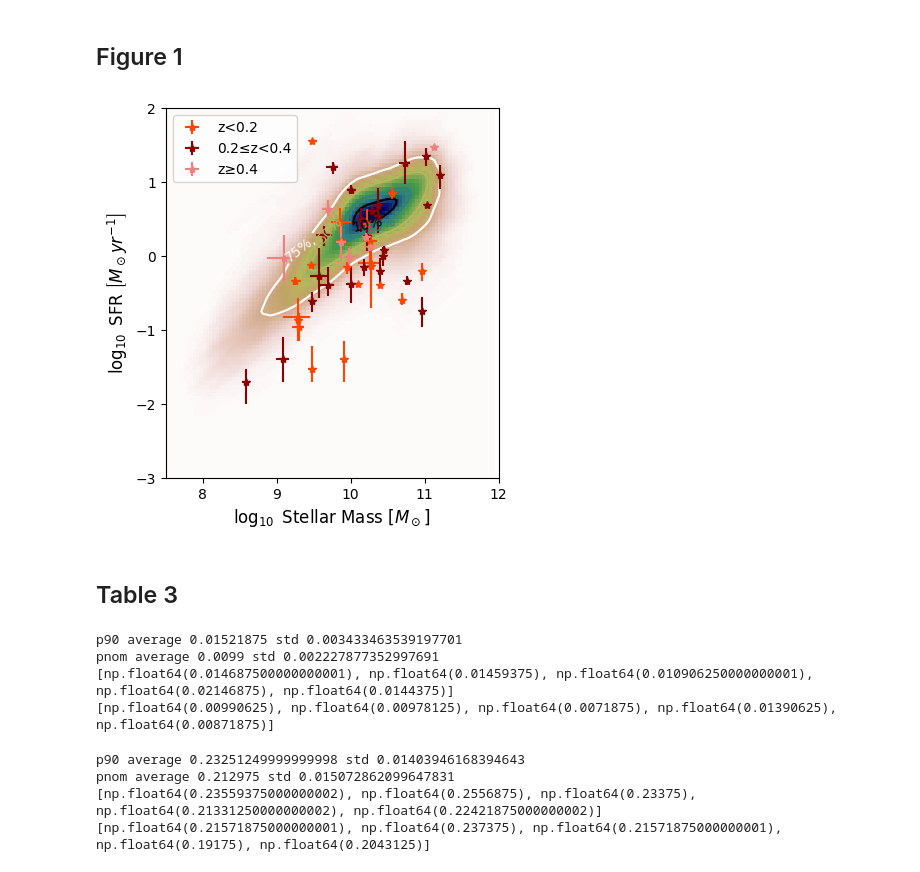
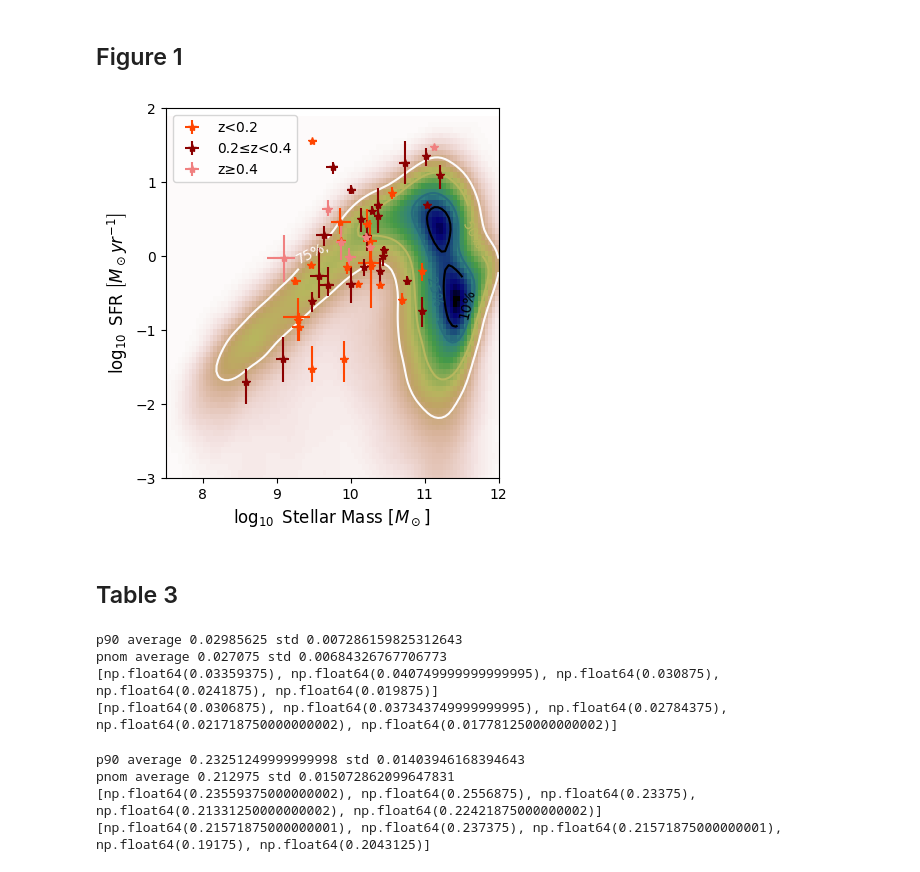
Before and after one commit to hoasaf3/host-galaxies-stats, a Jupyter notebook: frb_hosts_stats.ipynb, the cells around one changed output. Drawn from its saved outputs; the diff is of its cells as text; code cells hidden in the pictures.

```diff
--- a/frb_hosts_stats.ipynb
+++ b/frb_hosts_stats.ipynb
@@ -327,7 +327,7 @@ z_to_selection_factor = {}
 mgrid = leja_utils.mgrid
 metallicity_sigmoid = np.log(sigmoid(mgrid, M_C_SHARMA, BETA_SHARMA))
 
-extra_z = [0.25, 0.279, 0.3, 0.478, 0.5]  # z values not within frb_hosts, to plot for examples
+extra_z = [0, 0.1, 0.25, 0.279, 0.3, 0.478, 0.5]  # z values not within frb_hosts, to plot for examples
 for z in frb_hosts['z'].tolist() + extra_z:
     sigma = _get_sigma_for_z(z)
     lum_distance = cosmo.luminosity_distance(z).to(u.cm).value  # cm
@@ -564,9 +560,9 @@ z = 0.3  # np.median(frb_hosts['z'])  # 0.2417
 
 # Create logpdf
 # logpdf = get_wlogpdf_w_opt(z, prob_density, 1, 0)  # mass-weighted
-logpdf = get_wlogpdf_w_opt(z, prob_density, 0, 1)  # sfr-weighted
+# logpdf = get_wlogpdf_w_opt(z, prob_density, 0, 1)  # sfr-weighted
 # logpdf = get_wlogpdf_w_opt(z, prob_density, 1, 10**9.62)  # a/b peak
-# logpdf = get_gc_logpdf_w_opt(z, prob_density)  # gc-weighted
+logpdf = get_gc_logpdf_w_opt(z, prob_density)  # gc-weighted
 
 # Generate samples
 samples = mc.get_samples(logpdf)
@@ -586,36 +582,40 @@ strs = ['75%,', '50%', '25%', '10%']
 for l, s in zip(p_countours, strs):
     fmt[l] = s
 ax.clabel(cont, fmt=fmt)
 
 # Define z ranges and colors
 z_ranges = [(0, 0.2), (0.2, 0.4), (0.4, np.inf)]
 z_labels = ['z<0.2', '0.2≤z<0.4', 'z≥0.4']
 colors = ['orangered', 'darkred', 'lightcoral']  # Light red, dark red, pink
 
+# Create yerr (xerr is simply Mstar_lowerr and Mstar_uperr, already in log10)
+sfr_uperr = np.log10( (frb_hosts['SFR']+frb_hosts['SFR_uperr']) / frb_hosts['SFR'] )
+sfr_lowerr = np.log10( frb_hosts['SFR'] / (frb_hosts['SFR'] - frb_hosts['SFR_lowerr']) )
+
 # Plot each z range separately
 for (z_min, z_max), color, label in zip(z_ranges, colors, z_labels):
     mask = (frb_hosts['z'] >= z_min) & (frb_hosts['z'] < z_max)
     if not any(mask):
         continue
 
     ax.errorbar(np.log10(frb_hosts.loc[mask, 'Mstar']),
                 np.log10(frb_hosts.loc[mask, 'SFR']),
-                yerr=np.array([sfr_lowerr, sfr_uperr])[:, mask],  # TODO: fix! calculate sfr_lowerr
+                yerr=np.array([sfr_lowerr, sfr_uperr])[:, mask],
                 xerr=np.array([frb_hosts['Mstar_lowerr'],
                               frb_hosts['Mstar_uperr']])[:, mask],
                 fmt='*',
                 color=color,
                 ecolor=color,
                 label=label)
 
 ax.set_xlim([7.5, mmax])
 ax.set_ylim([-3, sfrmax])
 ax.set_xlabel(r"$\log_{10}$" + " Stellar Mass " + r"$\left[M_\odot\right]$", fontsize=12)
 ax.set_ylabel(r"$\log_{10}$" + " SFR " + r"$\left[M_\odot yr^{-1}\right]$", fontsize=12)
 ax.legend()
-plt.savefig('Figures/Figure1_sfr.pdf', bbox_inches='tight', transparent=True)
+plt.savefig('Figures/Figure1_gc.pdf', bbox_inches='tight', transparent=True)
 # %% [output]
-[figure, old version]
+[figure, new version]
 # %% [markdown]
 ## Table 3
 # %%
@@ -623,13 +623,13 @@ plt.savefig('Figures/Figure1_sfr.pdf', bbox_inches='tight', transparent=True)
 
 # Create logpdf
 # z_to_logpdf = create_z_to_logpdf_w_opt(frb_hosts, prob_density, 1, 0)  # mass-weighted with optical lnprior
-# z_to_logpdf = create_z_to_logpdf_w_opt(frb_hosts, prob_density, 0, 1)  # sfr-weighted with optical lnprior
+z_to_logpdf = create_z_to_logpdf_w_opt(frb_hosts, prob_density, 0, 1)  # sfr-weighted with optical lnprior
 # z_to_logpdf = {z: get_gc_logpdf_w_opt(z, prob_density)
 #                for z in frb_hosts['z']}  # gc-weighted with optical lnprior
 
 # frb_hosts = frb_hosts[frb_hosts['Mstar'] > 10**M_C_SHARMA].reset_index()  # remove lower-masses (20210117A)
-frb_hosts = frb_hosts[frb_hosts['z']<=0.2].reset_index()  # perform metallicity weighted only on z<=0.2
-z_to_logpdf = create_z_to_logpdf_metallicty(frb_hosts, prob_density)  # metallicity-weighted
+# frb_hosts = frb_hosts[frb_hosts['z']<=0.2].reset_index()  # perform metallicity weighted only on z<=0.2
+# z_to_logpdf = create_z_to_logpdf_metallicty(frb_hosts, prob_density)  # metallicity-weighted
 
 frb_values = np.vstack([np.log10(frb_hosts['Mstar']),
                         np.log10(frb_hosts['SFR']),
@@ -650,10 +650,10 @@ print("pnom average", np.average(p_nom_vals), "std", np.std(p_nom_vals))
 print(p90_vals)
 print(p_nom_vals)
 # %% [output]
-p90 average 0.01521875 std 0.003433463539197701
-pnom average 0.0099 std 0.002227877352997691
-[np.float64(0.014687500000000001), np.float64(0.01459375), np.float64(0.010906250000000001), np.float64(0.02146875), np.float64(0.0144375)]
-[np.float64(0.00990625), np.float64(0.00978125), np.float64(0.0071875), np.float64(0.01390625), np.float64(0.00871875)]
+p90 average 0.02985625 std 0.007286159825312643
+pnom average 0.027075 std 0.00684326767706773
+[np.float64(0.03359375), np.float64(0.040749999999999995), np.float64(0.030875), np.float64(0.0241875), np.float64(0.019875)]
+[np.float64(0.0306875), np.float64(0.037343749999999995), np.float64(0.02784375), np.float64(0.021718750000000002), np.float64(0.017781250000000002)]
 # %%
 ''' Conservative set - Table 3'''
 
```
Also changed, not shown: parts of 9 cells of this notebook, 2 other files.
